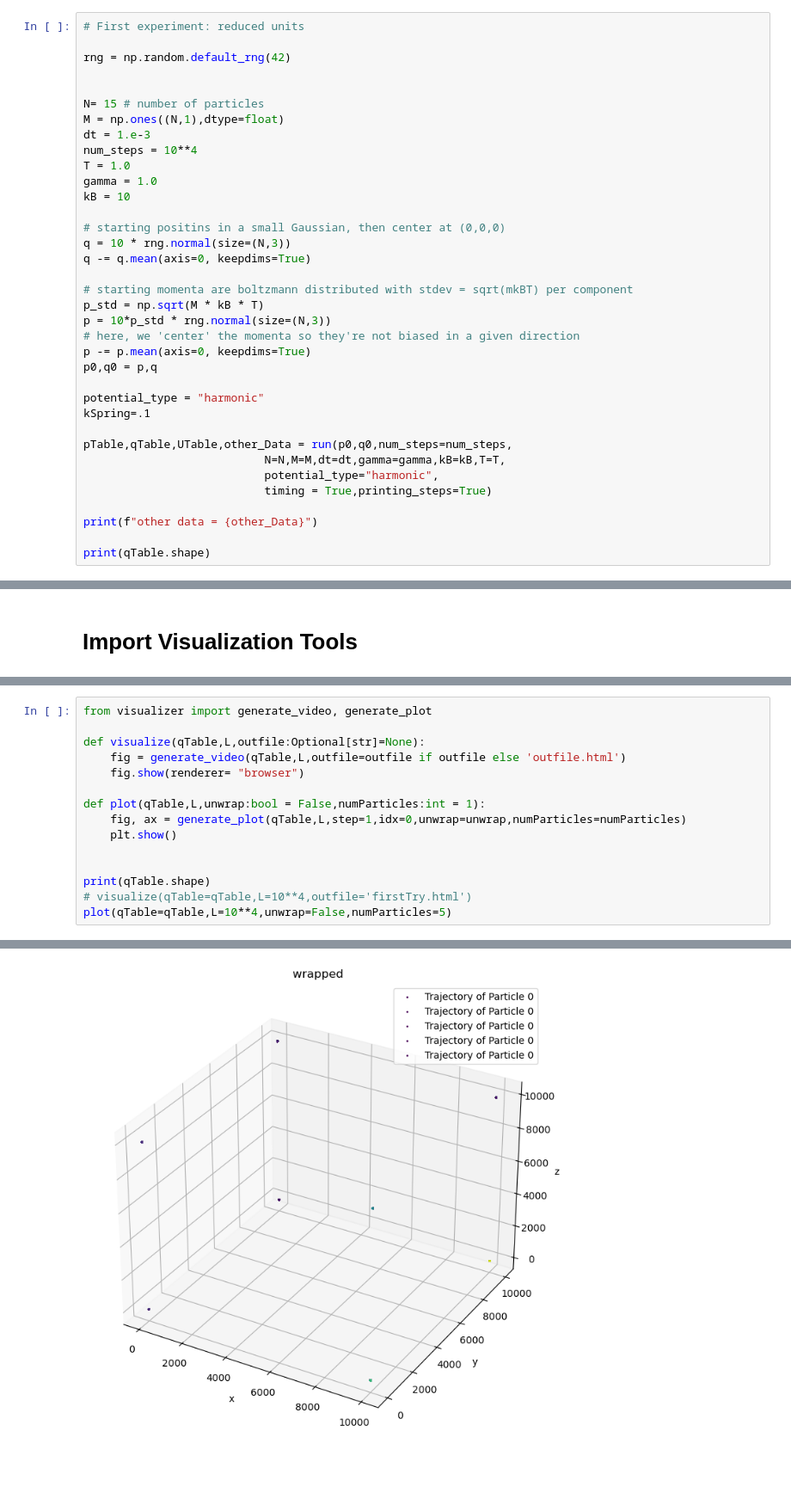
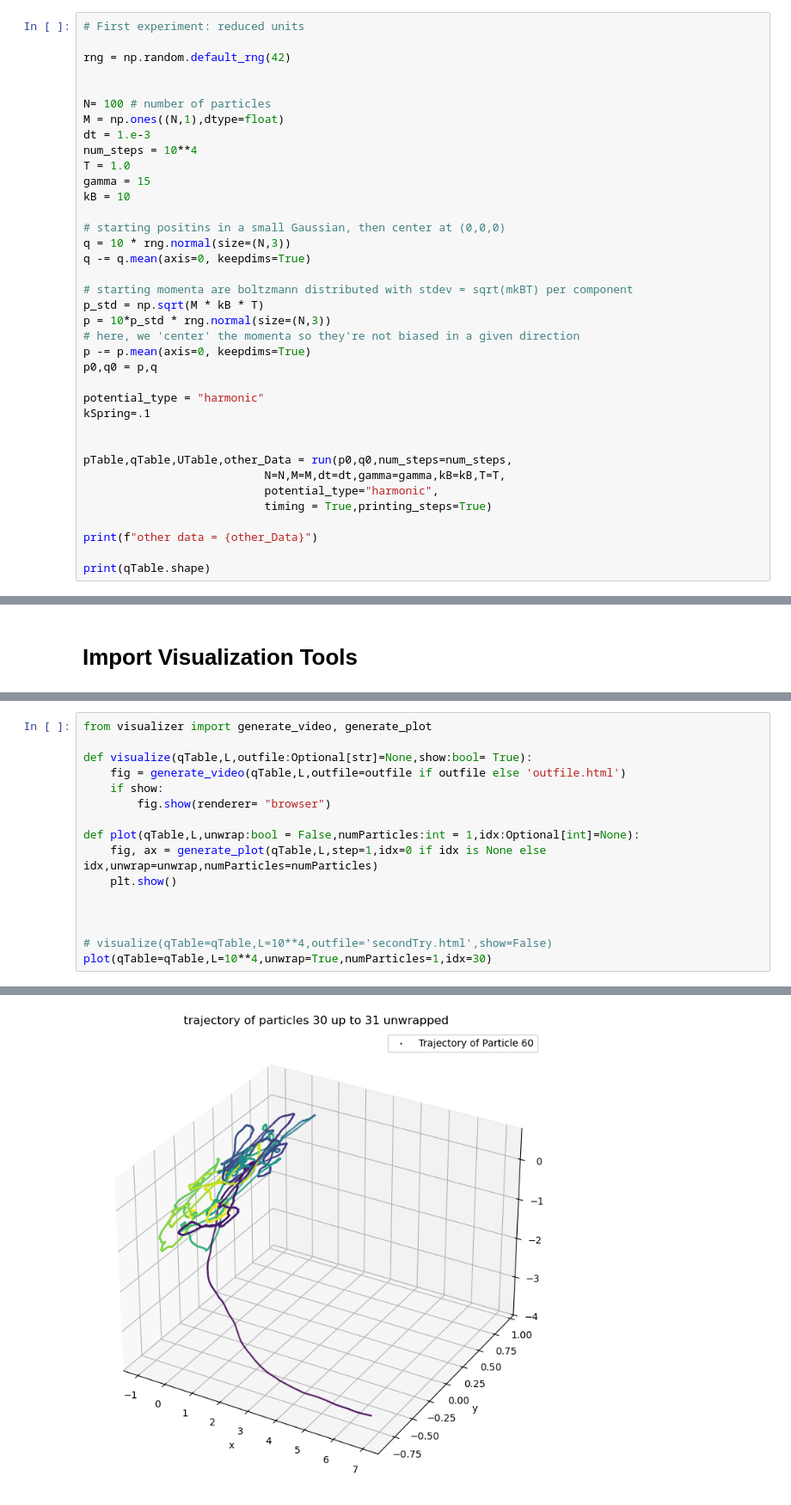
Before and after one commit to milesmg/langevin_integrator, a Jupyter notebook: src/main.ipynb, the cells around one changed output, grey strips where cells are left out. Shown at 86% size. Cells and saved outputs as stored; diff of their text form; blank space fills up the shorter version.

```diff
--- a/src/main.ipynb
+++ b/src/main.ipynb
@@ -25,12 +25,12 @@ from visualizer import generate_video, generate_plot
 rng = np.random.default_rng(42)
 
 
-N= 15 # number of particles
+N= 100 # number of particles
 M = np.ones((N,1),dtype=float)
 dt = 1.e-3
 num_steps = 10**4
 T = 1.0
-gamma = 1.0
+gamma = 15
 kB = 10
 
 # starting positins in a small Gaussian, then center at (0,0,0)
@@ -47,6 +47,7 @@ p0,q0 = p,q
 potential_type = "harmonic"
 kSpring=.1
 
+
 pTable,qTable,UTable,other_Data = run(p0,q0,num_steps=num_steps,
                            N=N,M=M,dt=dt,gamma=gamma,kB=kB,T=T,
                            potential_type="harmonic",
@@ -99,16 +100,17 @@ print(other_Data)
 # %%
 from visualizer import generate_video, generate_plot
 
-def visualize(qTable,L,outfile:Optional[str]=None):
+def visualize(qTable,L,outfile:Optional[str]=None,show:bool= True):
     fig = generate_video(qTable,L,outfile=outfile if outfile else 'outfile.html')
-    fig.show(renderer= "browser")
+    if show:
+        fig.show(renderer= "browser")
 
-def plot(qTable,L,unwrap:bool = False,numParticles:int = 1):
-    fig, ax = generate_plot(qTable,L,step=1,idx=0,unwrap=unwrap,numParticles=numParticles)
+def plot(qTable,L,unwrap:bool = False,numParticles:int = 1,idx:Optional[int]=None):
+    fig, ax = generate_plot(qTable,L,step=1,idx=0 if idx is None else idx,unwrap=unwrap,numParticles=numParticles)
     plt.show()
 
 
-print(qTable.shape)
-# visualize(qTable=qTable,L=10**4,outfile='firstTry.html')
-plot(qTable=qTable,L=10**4,unwrap=False,numParticles=5)
+
+# visualize(qTable=qTable,L=10**4,outfile='secondTry.html',show=False)
+plot(qTable=qTable,L=10**4,unwrap=True,numParticles=1,idx=30)
 # %% [output]
@@ -116 +117 @@ plot(qTable=qTable,L=10**4,unwrap=False,numParticles=5)
-[figure, old version]
+[figure, new version]
```
Also changed, not shown: parts of 4 cells of this notebook, 10 other files.
